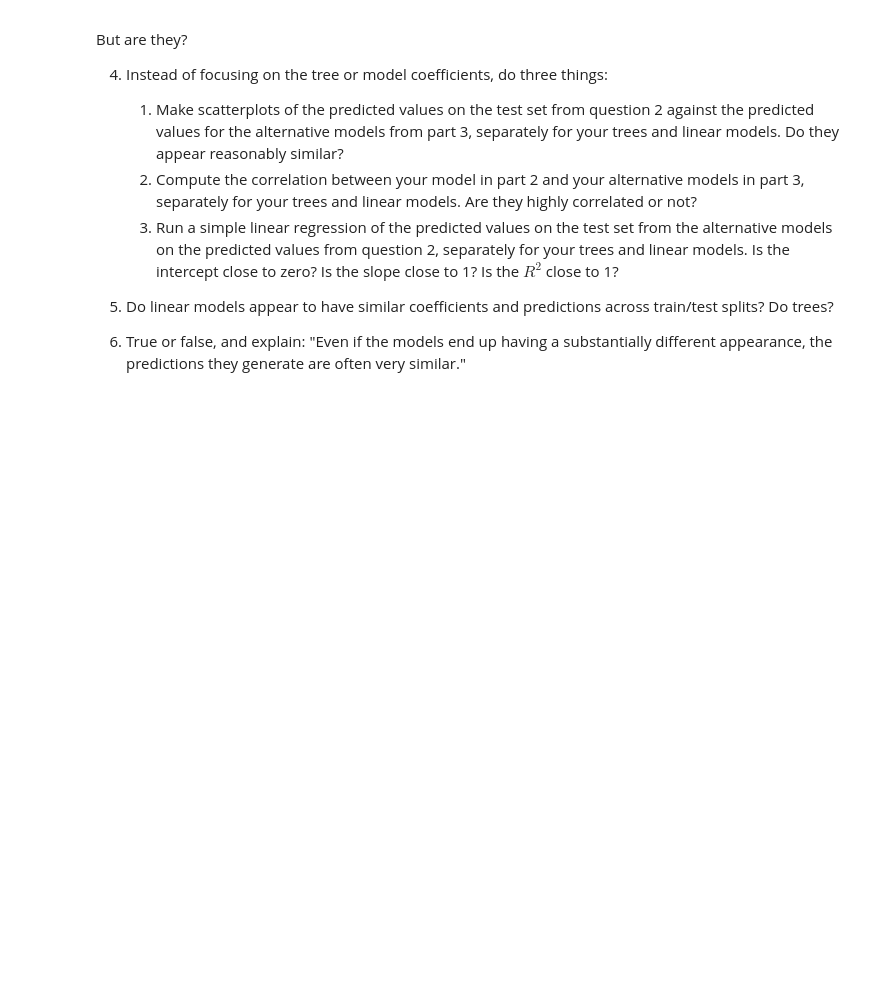
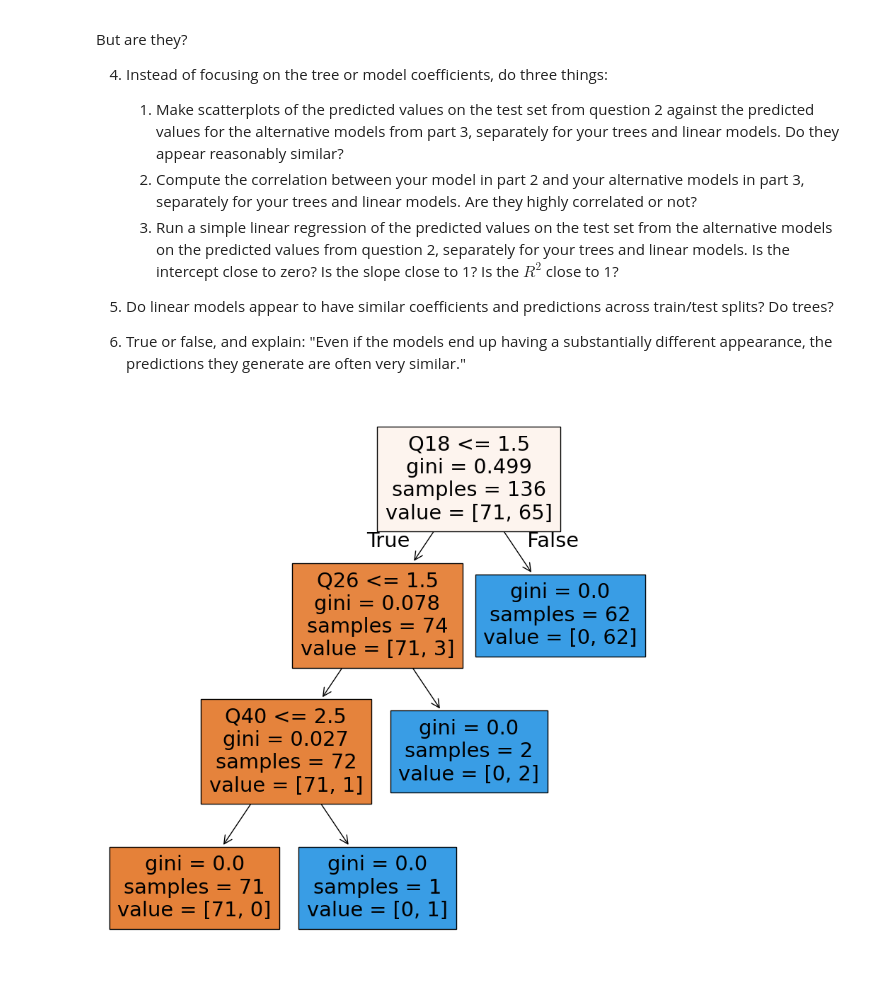
Before and after one commit to splitneutron/lab_tree_stability, a Jupyter notebook: lab_notebook.ipynb, the cells around one changed output. Drawn from its saved outputs; the diff is of its cells as text; code cells hidden in the pictures; blank space fills up the shorter version.

```diff
--- a/lab_notebook.ipynb
+++ b/lab_notebook.ipynb
@@ -37,0 +25,31 @@ df_clean.to_csv("divorce_cleaned.csv", index=False)
+# %%
+import pandas as pd
+import numpy as np
+import matplotlib.pyplot as plt
+
+# Data cleaned in spreadsheet software
+df = pd.read_csv("/content/cleaned_divorce_data.csv")
+# %%
+y = df['Divorce'] # Target variable
+X = df.drop(['Divorce'], axis=1) # Features/predictors
+
+# Split the sample:
+from sklearn.model_selection import train_test_split
+X_train, X_test, y_train, y_test = train_test_split(X,y, # Feature and target variables
+                                                    test_size=.2, # Split the sample 80 train/ 20 test
+                                                    random_state=65) # For replication purposes
+# %%
+from sklearn.tree import DecisionTreeClassifier # Import the tree classifier
+from sklearn.tree import plot_tree # Plot the tree
+
+# Fit decision tree:
+cart = DecisionTreeClassifier() # Create a classifier object
+cart = cart.fit(X_train, y_train) # Fit the classifier
+
+# Visualize results:
+plt.figure(figsize=(10,10))
+var_names = cart.feature_names_in_
+plot_tree(cart,filled=True,feature_names=var_names)
+plt.show()
+# %% [output]
+[figure, added]
```
Also changed, not shown: parts of 11 cells of this notebook.
